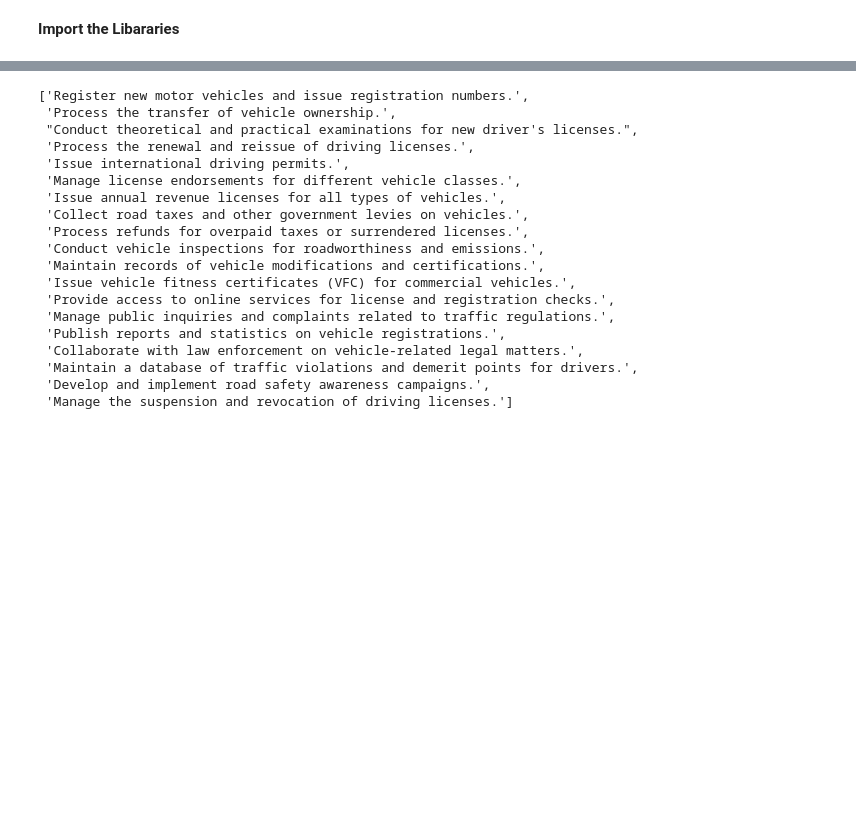
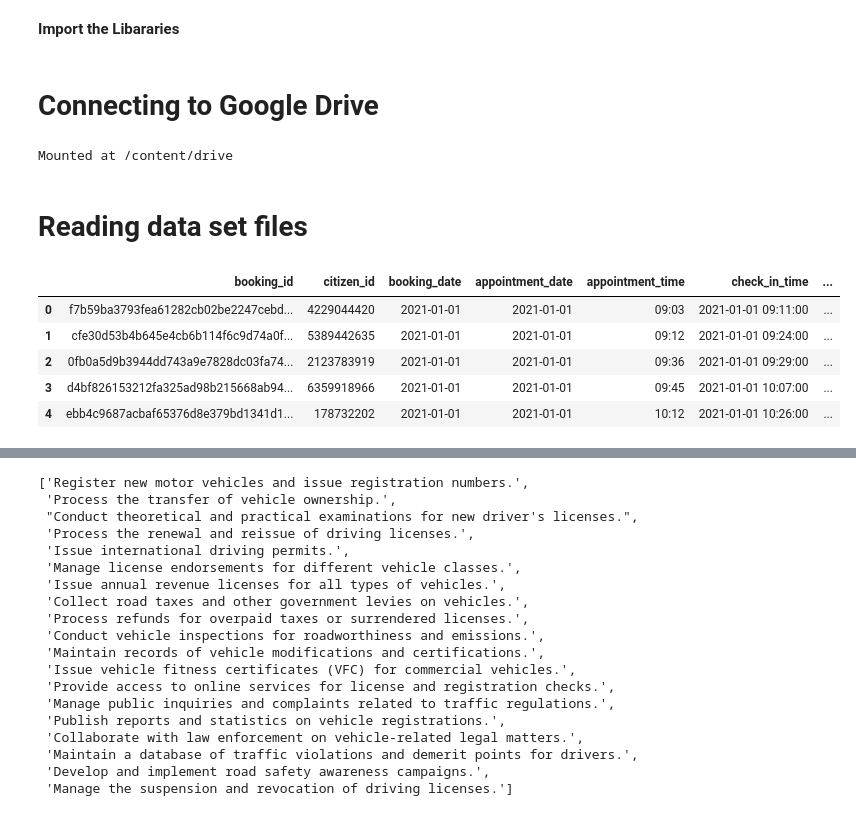
Before and after one commit to RMCV-Rajapaksha/TeamInception_Datathon, a Jupyter notebook: dataset_preparation_notebook.ipynb, the cells around one changed output, grey strips where cells are left out. Cells and saved outputs as stored; diff of their text form; code cells hidden in the pictures; blank space fills up the shorter version.

Commit message:
data importing and drive connection

```diff
--- a/dataset_preparation_notebook.ipynb
+++ b/dataset_preparation_notebook.ipynb
@@ -6,2 +7,22 @@ import os
+# %% [markdown]
+# Connecting to Google Drive
 # %%
-csv_file_path = 'dataset/tasks.csv'
+
+drive.mount('/content/drive')
+# %% [output]
+Mounted at /content/drive
+# %% [markdown]
+# Reading data set files
+# %%
+bookings_data = pd.read_csv('/content/drive/MyDrive/Rootcode-ML/Datasets/bookings_train.csv')
+tasks_data = pd.read_csv('/content/drive/MyDrive/Rootcode-ML/Datasets/tasks.csv')
+staffing_data = pd.read_csv('/content/drive/MyDrive/Rootcode-ML/Datasets/staffing_train.csv')
+# %%
+bookings_data.head()
+# %% [output]
+|  | booking_id | citizen_id | booking_date | appointment_date | appointment_time | check_in_time | ... |
+| 0 | f7b59ba3793fea61282cb02be2247cebd... | 4229044420 | 2021-01-01 | 2021-01-01 | 09:03 | 2021-01-01 09:11:00 | ... |
+| 1 | cfe30d53b4b645e4cb6b114f6c9d74a0f... | 5389442635 | 2021-01-01 | 2021-01-01 | 09:12 | 2021-01-01 09:24:00 | ... |
+| 2 | 0fb0a5d9b3944dd743a9e7828dc03fa74... | 2123783919 | 2021-01-01 | 2021-01-01 | 09:36 | 2021-01-01 09:29:00 | ... |
+| 3 | d4bf826153212fa325ad98b215668ab94... | 6359918966 | 2021-01-01 | 2021-01-01 | 09:45 | 2021-01-01 10:07:00 | ... |
+| 4 | ebb4c9687acbaf65376d8e379bd1341d1... | 178732202 | 2021-01-01 | 2021-01-01 | 10:12 | 2021-01-01 10:26:00 | ... |
```
Also changed, not shown: parts of 4 cells of this notebook.
